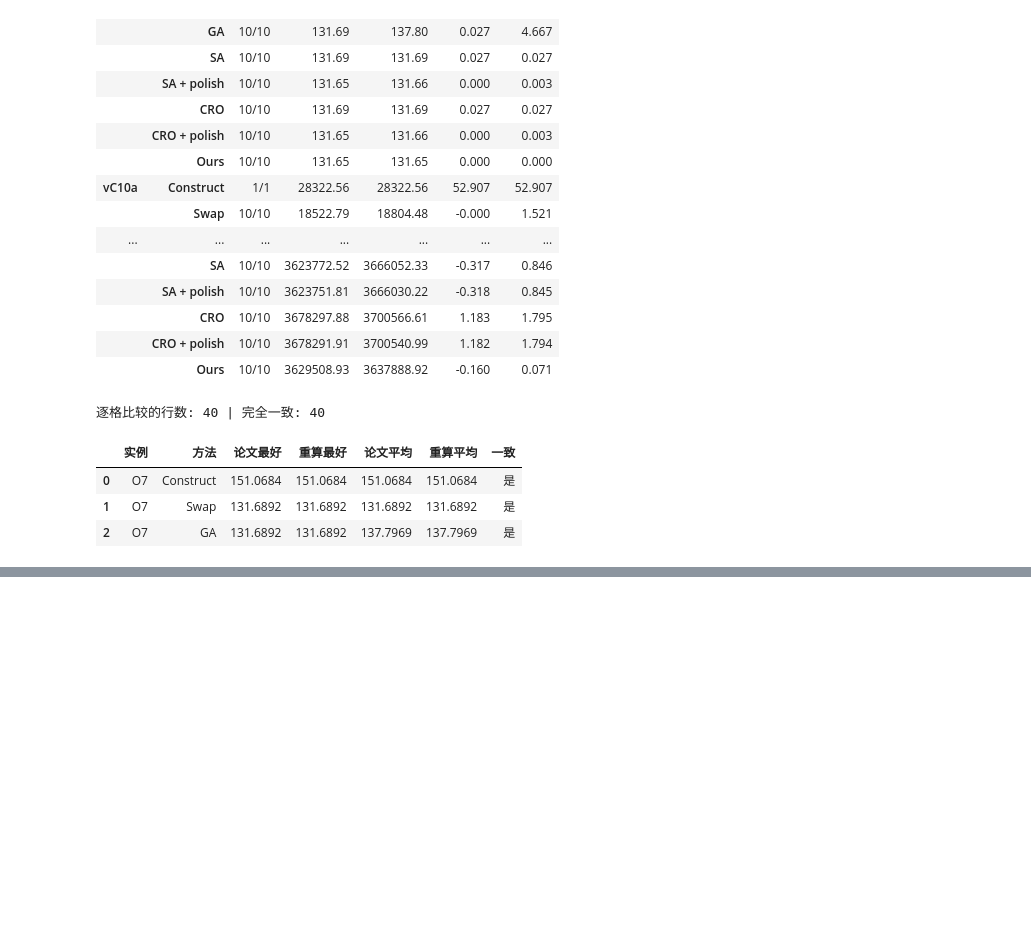
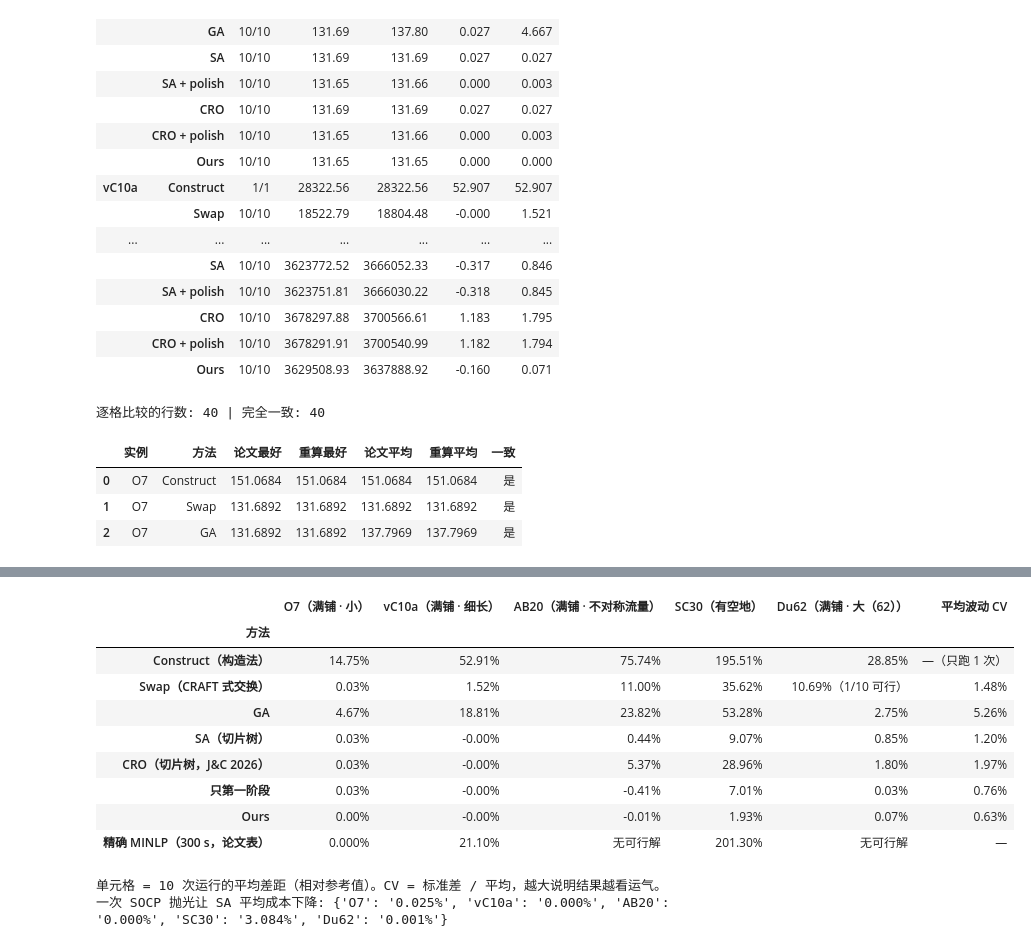
Before and after one commit to Wsamme/FLP, a Jupyter notebook: analysis/method_walkthrough/method_walkthrough.ipynb, the cells around one changed output, grey strips where cells are left out. Cells and saved outputs as stored; diff of their text form; code cells hidden in the pictures; blank space fills up the shorter version.

```diff
--- a/analysis/method_walkthrough/method_walkthrough.ipynb
+++ b/analysis/method_walkthrough/method_walkthrough.ipynb
@@ -521,0 +534,36 @@ display(CHK[CHK["一致"] != "是"] if (CHK["一致"] != "是").any() else CHK.h
+# %%
+# 16 · 各方法在不同实例特征下的表现 / performance by instance feature
+FEAT = {"O7": "满铺 · 小", "vC10a": "满铺 · 细长", "AB20": "满铺 · 不对称流量", "SC30": "有空地", "Du62": "满铺 · 大（62）"}
+def cv(m, k):
+    c = costs(m, k); return 100 * c.std(ddof=1) / c.mean() if len(c) > 1 else np.nan
+rows = []
+for m, lab in [("construct", "Construct（构造法）"), ("swap", "Swap（CRAFT 式交换）"), ("ga", "GA"), ("sa", "SA（切片树）"),
+               ("cro", "CRO（切片树，J&C 2026）"), ("ours_s1", "只第一阶段"), ("ours", "Ours")]:
+    r = {"方法": lab}
+    for k in INST:
+        c = costs(m, k); n_all = len(RUNS[(m, k)])
+        r[k] = f"{100*(c.mean()-REF[k])/REF[k]:.2f}%" + (f"（{len(c)}/{n_all} 可行）" if len(c) < n_all else "")
+    v = [x for x in (cv(m, k) for k in INST) if not np.isnan(x)]
+    r["平均波动 CV"] = f"{np.mean(v):.2f}%" if v else "—（只跑 1 次）"
+    rows.append(r)
+r = {"方法": "精确 MINLP（300 s，论文表）"}
+for k, v in zip(INST, ["0.000%", "21.10%", "无可行解", "201.30%", "无可行解"]): r[k] = v
+r["平均波动 CV"] = "—"; rows.append(r)
+T = pd.DataFrame(rows).set_index("方法"); T.columns = [f"{c}（{FEAT[c]}）" if c in FEAT else c for c in T.columns]
+display(T)
+print("单元格 = 10 次运行的平均差距（相对参考值）。CV = 标准差 / 平均，越大说明结果越看运气。")
+gain = {k: 100 * (costs("sa", k).mean() - POLC[("sa", k)].mean()) / costs("sa", k).mean() for k in INST}
+print("一次 SOCP 抛光让 SA 平均成本下降:", {k: f"{v:.3f}%" for k, v in gain.items()})
+# %% [output]
+|  | O7（满铺 · 小） | vC10a（满铺 · 细长） | AB20（满铺 · 不对称流量） | SC30（有空地） | Du62（满铺 · 大（62）） | 平均波动 CV |
+| 方法 |  |  |  |  |  |  |
+| Construct（构造法） | 14.75% | 52.91% | 75.74% | 195.51% | 28.85% | —（只跑 1 次） |
+| Swap（CRAFT 式交换） | 0.03% | 1.52% | 11.00% | 35.62% | 10.69%（1/10 可行） | 1.48% |
+| GA | 4.67% | 18.81% | 23.82% | 53.28% | 2.75% | 5.26% |
+| SA（切片树） | 0.03% | -0.00% | 0.44% | 9.07% | 0.85% | 1.20% |
+| CRO（切片树，J&C 2026） | 0.03% | -0.00% | 5.37% | 28.96% | 1.80% | 1.97% |
+| 只第一阶段 | 0.03% | -0.00% | -0.41% | 7.01% | 0.03% | 0.76% |
+| Ours | 0.00% | -0.00% | -0.01% | 1.93% | 0.07% | 0.63% |
+| 精确 MINLP（300 s，论文表） | 0.000% | 21.10% | 无可行解 | 201.30% | 无可行解 | — |
+单元格 = 10 次运行的平均差距（相对参考值）。CV = 标准差 / 平均，越大说明结果越看运气。
+一次 SOCP 抛光让 SA 平均成本下降: {'O7': '0.025%', 'vC10a': '0.000%', 'AB20': '0.000%', 'SC30': '3.084%', 'Du62': '0.001%'}
```
Also changed, not shown: parts of 11 cells of this notebook, 2 other files.
